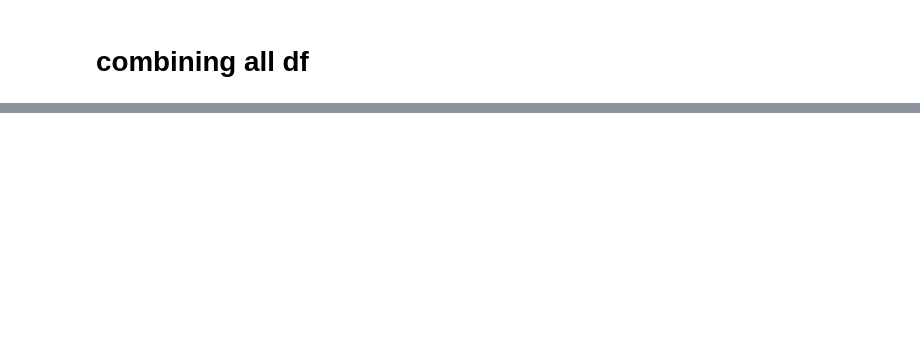
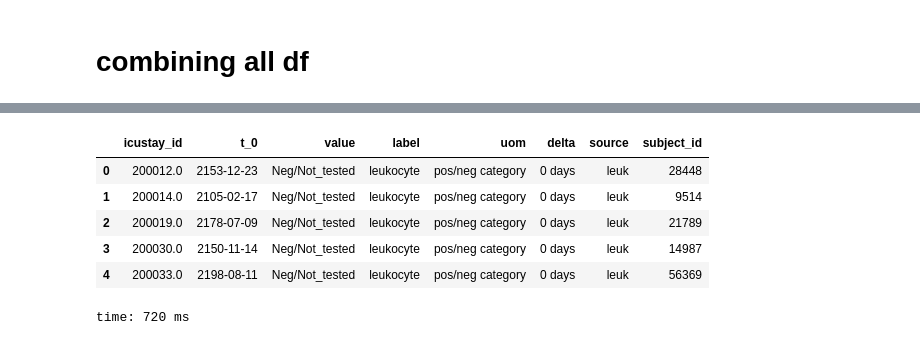
Before and after one commit to kellylinyingxin/mimiciii-antibiotics-modeling, a Jupyter notebook: notebooks/07.01-Baseline_Data_merging.ipynb, the cells around one changed output, grey strips where cells are left out. Cells and saved outputs as stored; diff of their text form; code cells hidden in the pictures; blank space fills up the shorter version.

```diff
--- a/notebooks/07.01-Baseline_Data_merging.ipynb
+++ b/notebooks/07.01-Baseline_Data_merging.ipynb
@@ -597 +516,11 @@ time: 2.58 s
+# %%
+big_df[big_df['label']=='leukocyte'].head() #odd, lots of source=nit
+# %% [output]
+|  | icustay_id | t_0 | value | label | uom | delta | source | subject_id |
+| 0 | 200012.0 | 2153-12-23 | Neg/Not_tested | leukocyte | pos/neg category | 0 days | leuk | 28448 |
+| 1 | 200014.0 | 2105-02-17 | Neg/Not_tested | leukocyte | pos/neg category | 0 days | leuk | 9514 |
+| 2 | 200019.0 | 2178-07-09 | Neg/Not_tested | leukocyte | pos/neg category | 0 days | leuk | 21789 |
+| 3 | 200030.0 | 2150-11-14 | Neg/Not_tested | leukocyte | pos/neg category | 0 days | leuk | 14987 |
+| 4 | 200033.0 | 2198-08-11 | Neg/Not_tested | leukocyte | pos/neg category | 0 days | leuk | 56369 |
+time: 720 ms
 # %%
```
Also changed, not shown: parts of 81 cells of this notebook.
